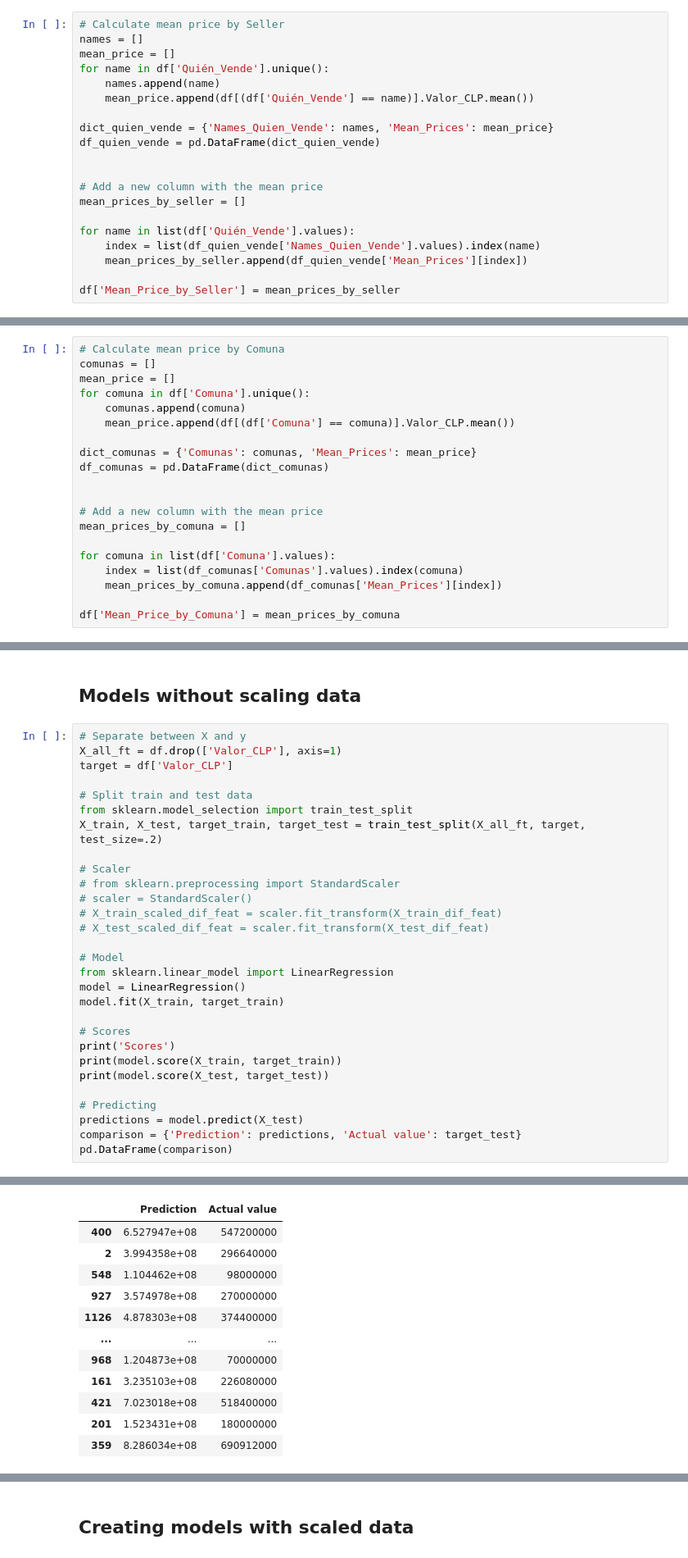
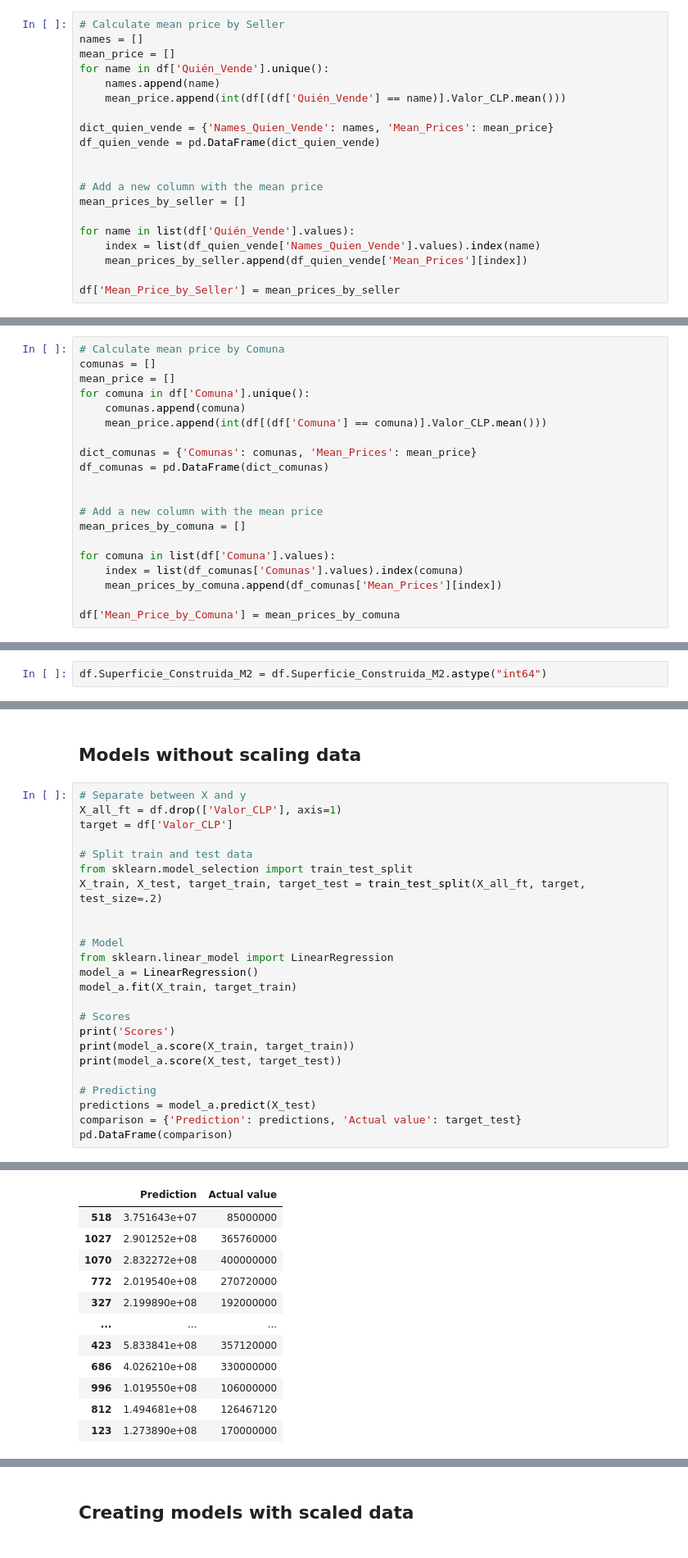
Before and after one commit to gonzakayunawel/used_home_price_chile, a Jupyter notebook: used_home_prices_Chile_MLR_model.ipynb, the cells around one changed output, grey strips where cells are left out. Shown at 82% size. Cells and saved outputs as stored; diff of their text form.

Commit message:
New text and dump the best model

```diff
--- a/used_home_prices_Chile_MLR_model.ipynb
+++ b/used_home_prices_Chile_MLR_model.ipynb
@@ -205,7 +205,7 @@ names = []
 mean_price = []
 for name in df['Quién_Vende'].unique():
     names.append(name)
-    mean_price.append(df[(df['Quién_Vende'] == name)].Valor_CLP.mean())
+    mean_price.append(int(df[(df['Quién_Vende'] == name)].Valor_CLP.mean()))
 
 dict_quien_vende = {'Names_Quien_Vende': names, 'Mean_Prices': mean_price}
 df_quien_vende = pd.DataFrame(dict_quien_vende)
@@ -244,7 +244,7 @@ comunas = []
 mean_price = []
 for comuna in df['Comuna'].unique():
     comunas.append(comuna)
-    mean_price.append(df[(df['Comuna'] == comuna)].Valor_CLP.mean())
+    mean_price.append(int(df[(df['Comuna'] == comuna)].Valor_CLP.mean()))
 
 dict_comunas = {'Comunas': comunas, 'Mean_Prices': mean_price}
 df_comunas = pd.DataFrame(dict_comunas)
@@ -300,0 +316,2 @@ df.N_Estacionamientos = N_Estacionamientos
+# %%
+df.Superficie_Construida_M2 = df.Superficie_Construida_M2.astype("int64")
@@ -342,24 +381,19 @@ target = df['Valor_CLP']
 from sklearn.model_selection import train_test_split
 X_train, X_test, target_train, target_test = train_test_split(X_all_ft, target, test_size=.2)
 
-# Scaler
-# from sklearn.preprocessing import StandardScaler
-# scaler = StandardScaler()
-# X_train_scaled_dif_feat = scaler.fit_transform(X_train_dif_feat)
-# X_test_scaled_dif_feat = scaler.fit_transform(X_test_dif_feat)
 
 # Model
 from sklearn.linear_model import LinearRegression
-model = LinearRegression()
-model.fit(X_train, target_train)
+model_a = LinearRegression()
+model_a.fit(X_train, target_train)
 
 # Scores
 print('Scores')
-print(model.score(X_train, target_train))
-print(model.score(X_test, target_test))
+print(model_a.score(X_train, target_train))
+print(model_a.score(X_test, target_test))
 
 # Predicting
-predictions = model.predict(X_test)
+predictions = model_a.predict(X_test)
 comparison = {'Prediction': predictions, 'Actual value': target_test}
 pd.DataFrame(comparison)
 # %% [output]
@@ -369,15 +403,15 @@ Scores
 |  | Prediction | Actual value |
-| 400 | 6.527947e+08 | 547200000 |
-| 2 | 3.994358e+08 | 296640000 |
-| 548 | 1.104462e+08 | 98000000 |
-| 927 | 3.574978e+08 | 270000000 |
-| 1126 | 4.878303e+08 | 374400000 |
+| 518 | 3.751643e+07 | 85000000 |
+| 1027 | 2.901252e+08 | 365760000 |
+| 1070 | 2.832272e+08 | 400000000 |
+| 772 | 2.019540e+08 | 270720000 |
+| 327 | 2.199890e+08 | 192000000 |
 | ... | ... | ... |
-| 968 | 1.204873e+08 | 70000000 |
-| 161 | 3.235103e+08 | 226080000 |
-| 421 | 7.023018e+08 | 518400000 |
-| 201 | 1.523431e+08 | 180000000 |
-| 359 | 8.286034e+08 | 690912000 |
+| 423 | 5.833841e+08 | 357120000 |
+| 686 | 4.026210e+08 | 330000000 |
+| 996 | 1.019550e+08 | 106000000 |
+| 812 | 1.494681e+08 | 126467120 |
+| 123 | 1.273890e+08 | 170000000 |
 205 rows × 2 columns
 # %%
 # Separate between X and y
```
Also changed, not shown: parts of 24 cells of this notebook, 1 other file.
